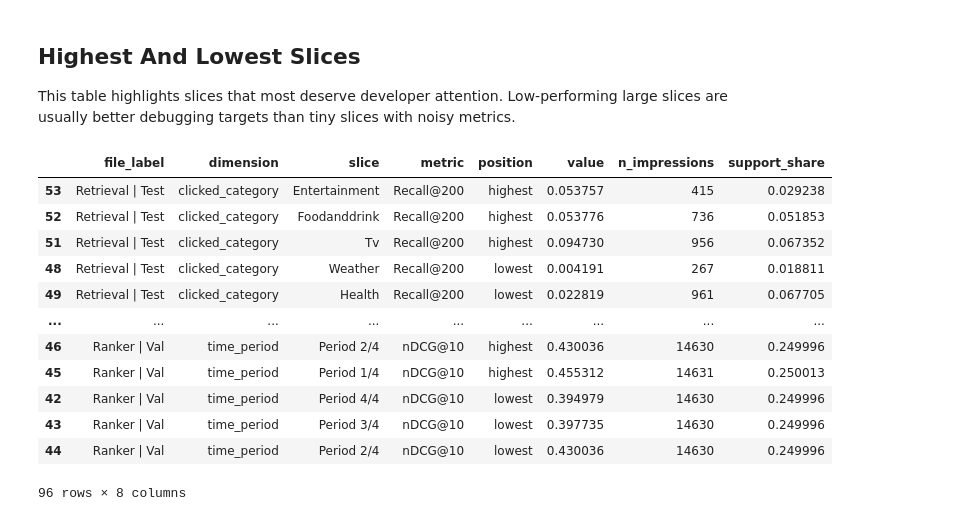
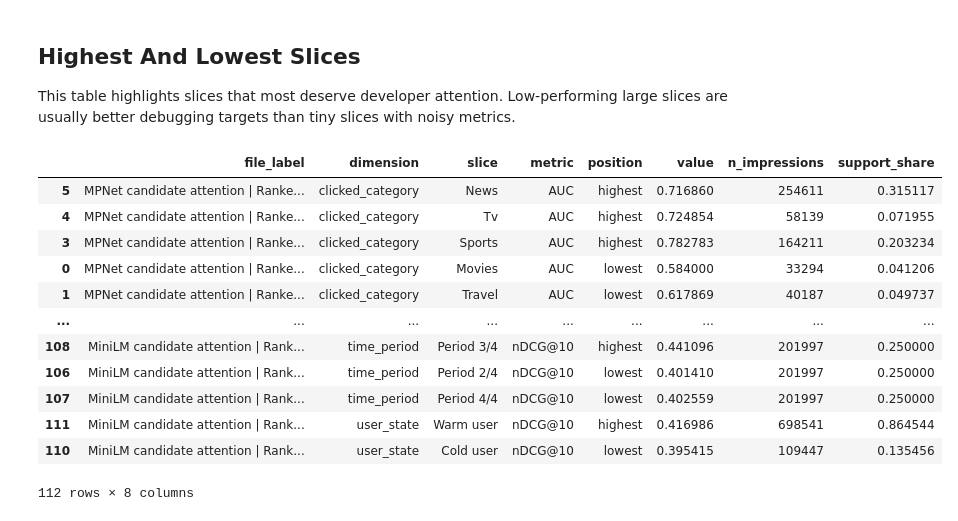
Before and after one commit to kanru-wang/MIND_Multistage_Recommender_with_Knowledge_Graph, a Jupyter notebook: notebooks/eval_slice_visualisation.ipynb, the cells around one changed output. Saved outputs shown, nothing was run; the diff lists cells and outputs as text; code cells hidden in the pictures.

```diff
--- a/notebooks/eval_slice_visualisation.ipynb
+++ b/notebooks/eval_slice_visualisation.ipynb
@@ -81,11 +102,14 @@ def infer_eval_metadata(path: Path, payload: dict) -> dict:
         split = match.group(1) if match else path.stem
     stage_label = {"retrieval": "Retrieval", "ranker_eval": "Ranker", "eval": "Eval"}.get(stage, stage.replace("_", " ").title())
     split_label = str(split).replace("_", " ").title()
-    label = f"{stage_label} | {split_label}"
-    return {"path": str(rel), "run": run_name, "stage": stage, "split": split, "file_label": label, "eval_k": payload.get("k")}
+    run_label = RUN_LABELS.get(run_name, run_name)
+    label = f"{run_label} | {stage_label} | {split_label}"
+    return {"path": str(rel), "run": run_name, "run_label": run_label, "stage": stage, "split": split, "file_label": label, "eval_k": payload.get("k")}
 
 
 def parse_slice_key(key: str) -> tuple[str | None, str | None]:
+    if key in EXACT_SLICES:
+        return EXACT_SLICES[key]
     for dimension, prefix in SLICE_PREFIXES.items():
         if key.startswith(prefix):
             return dimension, key[len(prefix):]
@@ -96,6 +120,9 @@ def discover_eval_jsons() -> list[Path]:
     paths = []
     for pattern in EVAL_GLOBS:
         paths.extend(RUNS_ROOT.glob(pattern))
+    if SELECTED_RUNS is not None:
+        selected = set(SELECTED_RUNS)
+        paths = [path for path in paths if path.relative_to(RUNS_ROOT).parts[0] in selected]
     return sorted(set(paths))
 
 
@@ -106,6 +133,10 @@ def build_slice_frame(paths: list[Path]) -> tuple[pd.DataFrame, pd.DataFrame]:
     for path in paths:
         payload = read_json(path)
         meta = infer_eval_metadata(path, payload)
+        if INCLUDE_STAGES is not None and meta["stage"] not in INCLUDE_STAGES:
+            continue
+        if INCLUDE_SPLITS is not None and meta["split"] not in INCLUDE_SPLITS:
+            continue
         slices = payload.get("slices", {})
         has_supported_slices = isinstance(slices, dict) and any(parse_slice_key(k)[0] for k in slices)
         file_records.append({**meta, "has_supported_slices": has_supported_slices, "n_slices": len(slices) if isinstance(slices, dict) else 0})
@@ -145,6 +176,9 @@ def build_slice_frame(paths: list[Path]) -> tuple[pd.DataFrame, pd.DataFrame]:
             df["time_min"] = pd.to_datetime(df["time_min"], errors="coerce")
             df["time_max"] = pd.to_datetime(df["time_max"], errors="coerce")
             df["time_mid"] = df["time_min"] + (df["time_max"] - df["time_min"]) / 2
+    if not files.empty and files["file_label"].duplicated().any():
+        duplicates = files.loc[files["file_label"].duplicated(keep=False), "file_label"].tolist()
+        raise ValueError(f"Evaluation labels must be unique; duplicate labels: {duplicates}")
     return df, files
 
 
@@ -175,7 +205,7 @@ if slice_df.empty:
 
 metric_cols = [
     c for c in slice_df.columns
-    if c not in {"path", "run", "stage", "split", "file_label", "eval_k", "slice_key", "dimension", "value", "n_impressions", "overall_n_impressions", "support_share", "time_min", "time_max", "time_mid"}
+    if c not in {"path", "run", "run_label", "stage", "split", "file_label", "eval_k", "slice_key", "dimension", "value", "n_impressions", "overall_n_impressions", "support_share", "time_min", "time_max", "time_mid"}
     and pd.api.types.is_numeric_dtype(slice_df[c])
 ]
 
@@ -383,4 +441,4 @@ These plots compare the distribution of impressions across eval JSON files. They
 # %%
-for dimension in SLICE_PREFIXES:
+for dimension in SLICE_DIMENSIONS:
     plot_support_shares(dimension)
 # %% [output]
@@ -397,6 +458,6 @@ for metric in METRICS_TO_PLOT:
     if metric not in metric_cols:
         continue
     print(f"\nMetric: {metric_label(metric, slice_df)}")
-    for dimension in SLICE_PREFIXES:
+    for dimension in SLICE_DIMENSIONS:
         plot_metric_by_dimension(dimension, metric)
 # %% [output]
@@ -417,39 +481,40 @@ This table highlights slices that most deserve developer attention. Low-performi
 # %%
 summary_rows = []
 for metric in METRICS_TO_PLOT:
     if metric not in metric_cols:
         continue
     data = slice_df[slice_df[metric].notna() & slice_df["n_impressions"].ge(MIN_IMPRESSIONS_FOR_METRIC_PLOTS)].copy()
     for file_label, group in data.groupby("file_label"):
         for dimension, dim_group in group.groupby("dimension"):
-            bottom = dim_group.nsmallest(3, metric)
-            top = dim_group.nlargest(3, metric)
+            n_extremes = min(3, max(1, len(dim_group) // 2))
+            bottom = dim_group.nsmallest(n_extremes, metric)
+            top = dim_group.drop(index=bottom.index).nlargest(n_extremes, metric)
             for tag, selected in [("lowest", bottom), ("highest", top)]:
                 for _, row in selected.iterrows():
                     summary_rows.append({
                         "file_label": file_label,
                         "dimension": dimension,
                         "slice": pretty_value(row["value"], dimension),
                         "metric": metric_label(metric, selected),
                         "position": tag,
                         "value": row[metric],
                         "n_impressions": int(row["n_impressions"]),
                         "support_share": row["support_share"],
                     })
 
 attention_table = pd.DataFrame(summary_rows).sort_values(["metric", "file_label", "dimension", "position", "value"])
 display(attention_table)
 # %% [output]
 |  | file_label | dimension | slice | metric | position | value | n_impressions | support_share |
-| 53 | Retrieval | Test | clicked_category | Entertainment | Recall@200 | highest | 0.053757 | 415 | 0.029238 |
-| 52 | Retrieval | Test | clicked_category | Foodanddrink | Recall@200 | highest | 0.053776 | 736 | 0.051853 |
-| 51 | Retrieval | Test | clicked_category | Tv | Recall@200 | highest | 0.094730 | 956 | 0.067352 |
-| 48 | Retrieval | Test | clicked_category | Weather | Recall@200 | lowest | 0.004191 | 267 | 0.018811 |
-| 49 | Retrieval | Test | clicked_category | Health | Recall@200 | lowest | 0.022819 | 961 | 0.067705 |
+| 5 | MPNet candidate attention | Ranke... | clicked_category | News | AUC | highest | 0.716860 | 254611 | 0.315117 |
+| 4 | MPNet candidate attention | Ranke... | clicked_category | Tv | AUC | highest | 0.724854 | 58139 | 0.071955 |
+| 3 | MPNet candidate attention | Ranke... | clicked_category | Sports | AUC | highest | 0.782783 | 164211 | 0.203234 |
+| 0 | MPNet candidate attention | Ranke... | clicked_category | Movies | AUC | lowest | 0.584000 | 33294 | 0.041206 |
+| 1 | MPNet candidate attention | Ranke... | clicked_category | Travel | AUC | lowest | 0.617869 | 40187 | 0.049737 |
 | ... | ... | ... | ... | ... | ... | ... | ... | ... |
-| 46 | Ranker | Val | time_period | Period 2/4 | nDCG@10 | highest | 0.430036 | 14630 | 0.249996 |
-| 45 | Ranker | Val | time_period | Period 1/4 | nDCG@10 | highest | 0.455312 | 14631 | 0.250013 |
-| 42 | Ranker | Val | time_period | Period 4/4 | nDCG@10 | lowest | 0.394979 | 14630 | 0.249996 |
-| 43 | Ranker | Val | time_period | Period 3/4 | nDCG@10 | lowest | 0.397735 | 14630 | 0.249996 |
-| 44 | Ranker | Val | time_period | Period 2/4 | nDCG@10 | lowest | 0.430036 | 14630 | 0.249996 |
+| 108 | MiniLM candidate attention | Rank... | time_period | Period 3/4 | nDCG@10 | highest | 0.441096 | 201997 | 0.250000 |
+| 106 | MiniLM candidate attention | Rank... | time_period | Period 2/4 | nDCG@10 | lowest | 0.401410 | 201997 | 0.250000 |
+| 107 | MiniLM candidate attention | Rank... | time_period | Period 4/4 | nDCG@10 | lowest | 0.402559 | 201997 | 0.250000 |
+| 111 | MiniLM candidate attention | Rank... | user_state | Warm user | nDCG@10 | highest | 0.416986 | 698541 | 0.864544 |
+| 110 | MiniLM candidate attention | Rank... | user_state | Cold user | nDCG@10 | lowest | 0.395415 | 109447 | 0.135456 |
-96 rows × 8 columns
+112 rows × 8 columns
```
Also changed, not shown: parts of 11 cells of this notebook, 18 other files.
